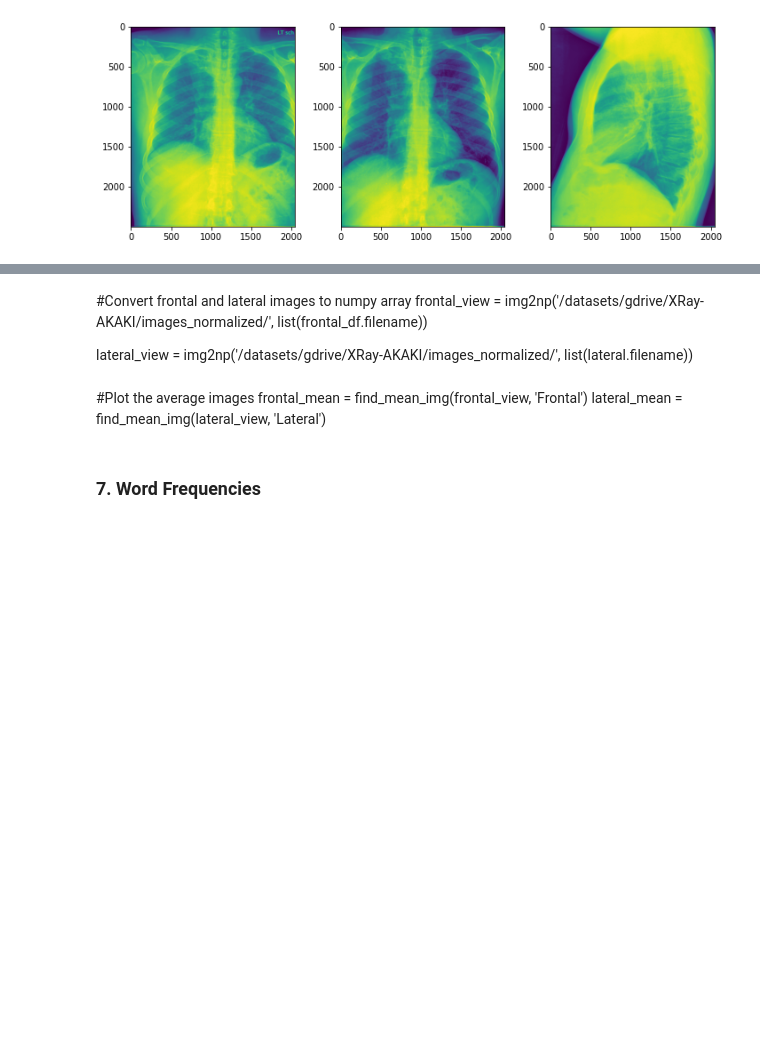
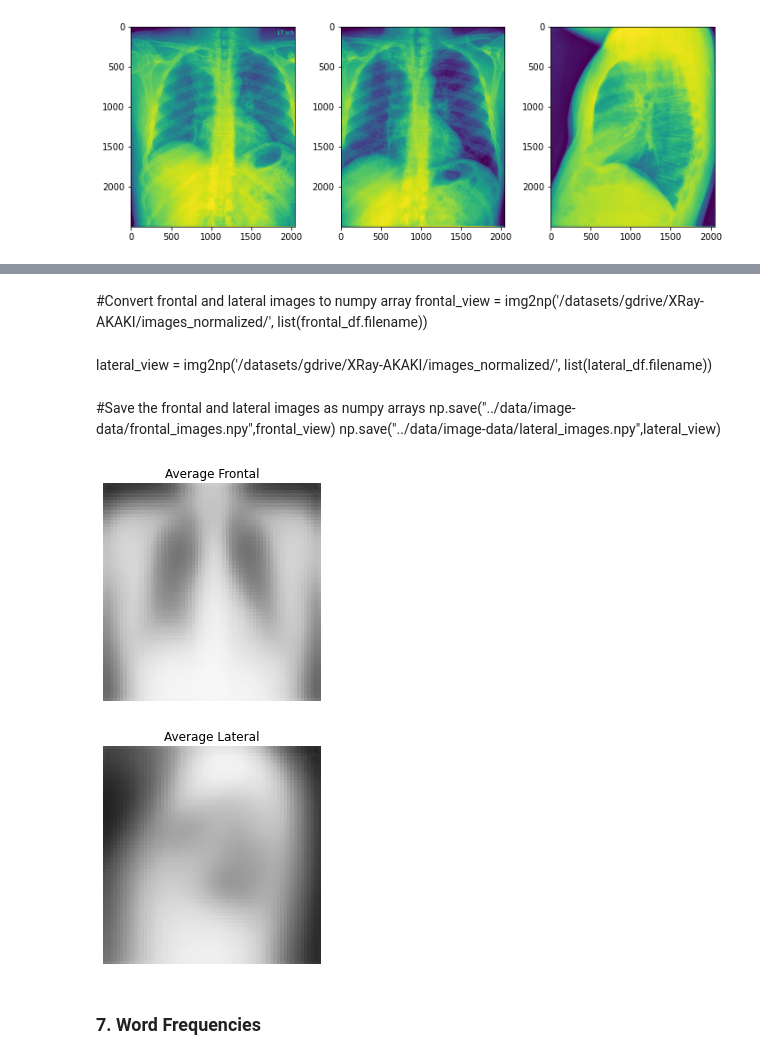
Before and after one commit to Idrissben/X-Ray-Processing, a Jupyter notebook: notebooks/2-EDA+FeatureEngineering.ipynb, the cells around one changed output, grey strips where cells are left out. Drawn from its saved outputs; the diff is of its cells as text; code cells hidden in the pictures; blank space fills up the shorter version.

```diff
--- a/notebooks/2-EDA+FeatureEngineering.ipynb
+++ b/notebooks/2-EDA+FeatureEngineering.ipynb
@@ -132,30 +132,0 @@ Caption : frontal and lateral views of the chest show an unchanged cardiomediast
-# %%
-def img2np(path, list_of_filename, size = (64, 64)):
-    # iterating through each file
-    for fn in list_of_filename:
-        fp = path + fn
-        current_image = image.load_img(fp, target_size = size,
-                                       color_mode = 'grayscale')
-        # convert image to a matrix
-        img_ts = image.img_to_array(current_image)
-        # turn that into a vector / 1D array
-        img_ts = [img_ts.ravel()]
-        try:
-            # concatenate different images
-            full_mat = np.concatenate((full_mat, img_ts))
-        except UnboundLocalError:
-            # if not assigned yet, assign one
-            full_mat = img_ts
-    return full_mat
-
-def find_mean_img(full_mat, title, size = (64, 64)):
-
-    #Calculate the average
-    mean_img = np.mean(full_mat, axis = 0)
-    # reshape it back to a matrix
-    mean_img = mean_img.reshape(size)
-    plt.imshow(mean_img, vmin=0, vmax=255, cmap='Greys_r')
-    plt.title(f'Average {title}')
-    plt.axis('off')
-    plt.show()
-    return mean_img
@@ -163,13 +172,24 @@ def find_mean_img(full_mat, title, size = (64, 64)):
 #Convert frontal and lateral images to numpy array
 frontal_view = img2np('/datasets/gdrive/XRay-AKAKI/images_normalized/',
                       list(frontal_df.filename))
-
-lateral_view = img2np('/datasets/gdrive/XRay-AKAKI/images_normalized/',
-                      list(lateral.filename))
-# %% [markdown]
-#Plot the average images
-frontal_mean = find_mean_img(frontal_view, 'Frontal')
-lateral_mean = find_mean_img(lateral_view, 'Lateral')
+# %% [markdown]
+lateral_view = img2np('/datasets/gdrive/XRay-AKAKI/images_normalized/',
+                      list(lateral_df.filename))
+# %% [markdown]
+#Save the frontal and lateral images as numpy arrays
+np.save("../data/image-data/frontal_images.npy",frontal_view)
+np.save("../data/image-data/lateral_images.npy",lateral_view)
+# %%
+#Load the frontal and lateral images numpy arrays
+frontal_view = np.load("../data/image-data/frontal_images.npy")
+lateral_view = np.load("../data/image-data/lateral_images.npy")
+# %%
+#Plot the average images
+frontal_mean = find_mean_img(frontal_view, 'Frontal')
+lateral_mean = find_mean_img(lateral_view, 'Lateral')
+# %% [output]
+[figure, added]
+[figure, added]
 # %% [markdown]
 ### 7. Word Frequencies
 # %%
```
Also changed, not shown: parts of 8 cells of this notebook.
